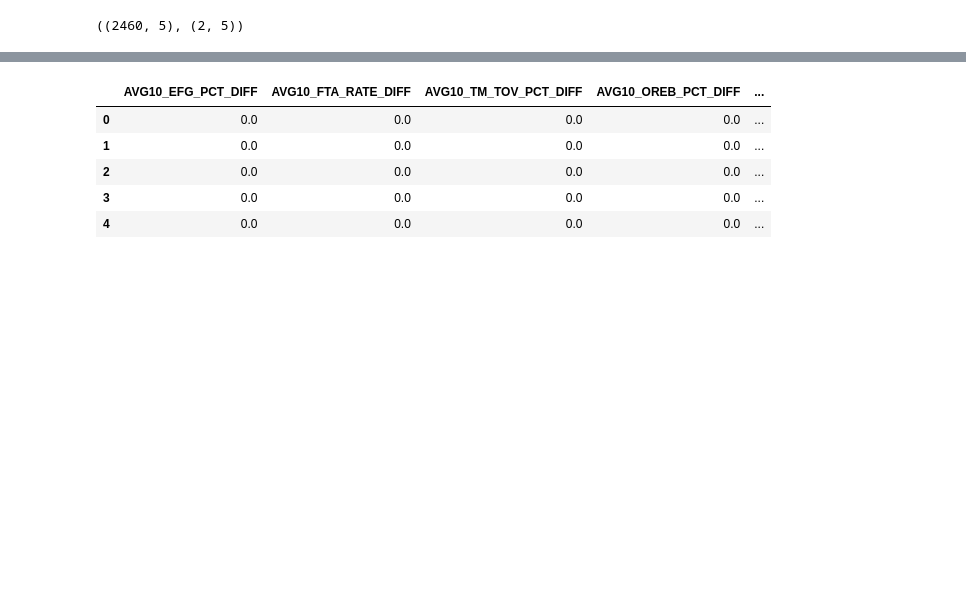
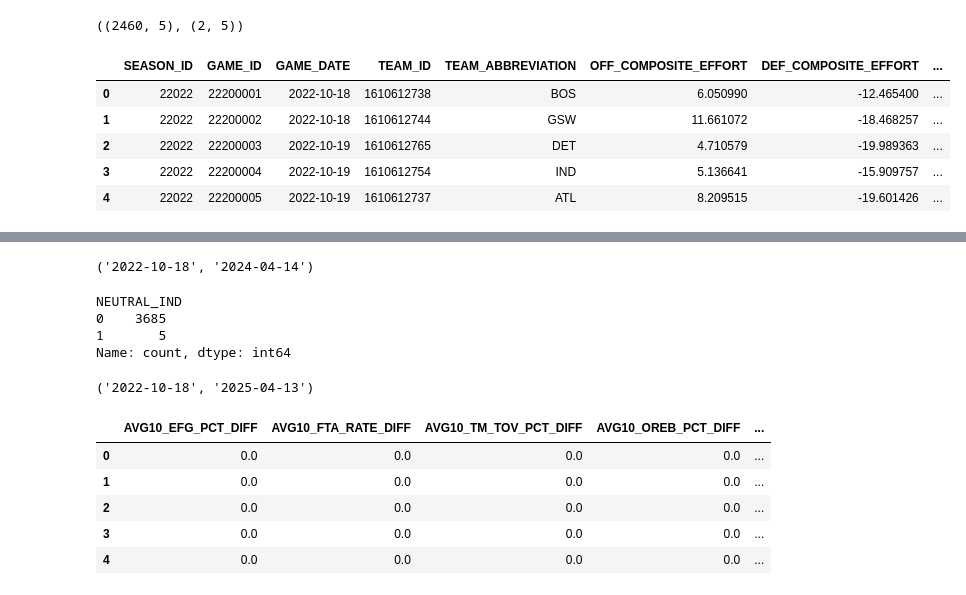
Before and after one commit to samluxenberg1/nba_hustle_sdg, a Jupyter notebook: notebooks/stage2_model.ipynb, the cells around one changed output, grey strips where cells are left out. Drawn from its saved outputs; the diff is of its cells as text; code cells hidden in the pictures; blank space fills up the shorter version.

Commit message:
adding model stages--need to refactor

```diff
--- a/notebooks/stage2_model.ipynb
+++ b/notebooks/stage2_model.ipynb
@@ -430,3 +430,14 @@ Covariance Type:            nonrobust
 model_nrtg.X_train.shape, model_nrtg.X_test.shape
 # %% [output]
 ((2460, 5), (2, 5))
+# %%
+display(df_stage1.head())
+display(df_stage1.tail())
+df_stage1['GAME_DATE'].min(), df_stage1['GAME_DATE'].max()
+# %% [output]
+|  | SEASON_ID | GAME_ID | GAME_DATE | TEAM_ID | TEAM_ABBREVIATION | OFF_COMPOSITE_EFFORT | DEF_COMPOSITE_EFFORT | ... |
+| 0 | 22022 | 22200001 | 2022-10-18 | 1610612738 | BOS | 6.050990 | -12.465400 | ... |
+| 1 | 22022 | 22200002 | 2022-10-18 | 1610612744 | GSW | 11.661072 | -18.468257 | ... |
+| 2 | 22022 | 22200003 | 2022-10-19 | 1610612765 | DET | 4.710579 | -19.989363 | ... |
+| 3 | 22022 | 22200004 | 2022-10-19 | 1610612754 | IND | 5.136641 | -15.909757 | ... |
+| 4 | 22022 | 22200005 | 2022-10-19 | 1610612737 | ATL | 8.209515 | -19.601426 | ... |
@@ -433,3 +450,15 @@ model_nrtg.X_train.shape, model_nrtg.X_test.shape
+('2022-10-18', '2024-04-14')
+# %%
+df_trans['NEUTRAL_IND'].value_counts(dropna=False)
+# %% [output]
+NEUTRAL_IND
+0    3685
+1       5
+Name: count, dtype: int64
+# %%
+df_trans['GAME_DATE'].min(), df_trans['GAME_DATE'].max()
+# %% [output]
+('2022-10-18', '2025-04-13')
 # %%
 display(model_nrtg.X_train.head())
 display(model_nrtg.X_test.head())
```
Also changed, not shown: parts of 4 cells of this notebook, 13 other files.
